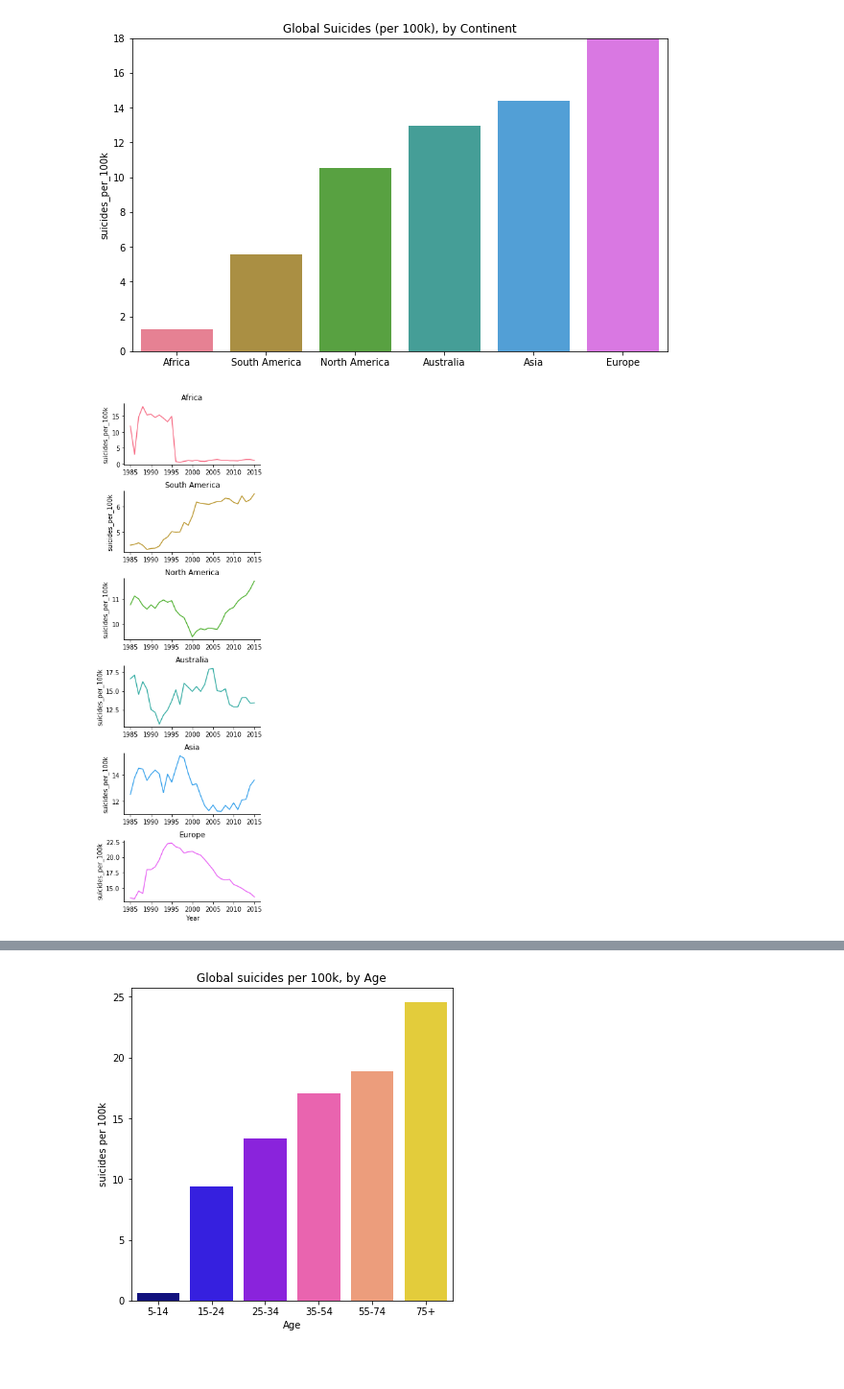
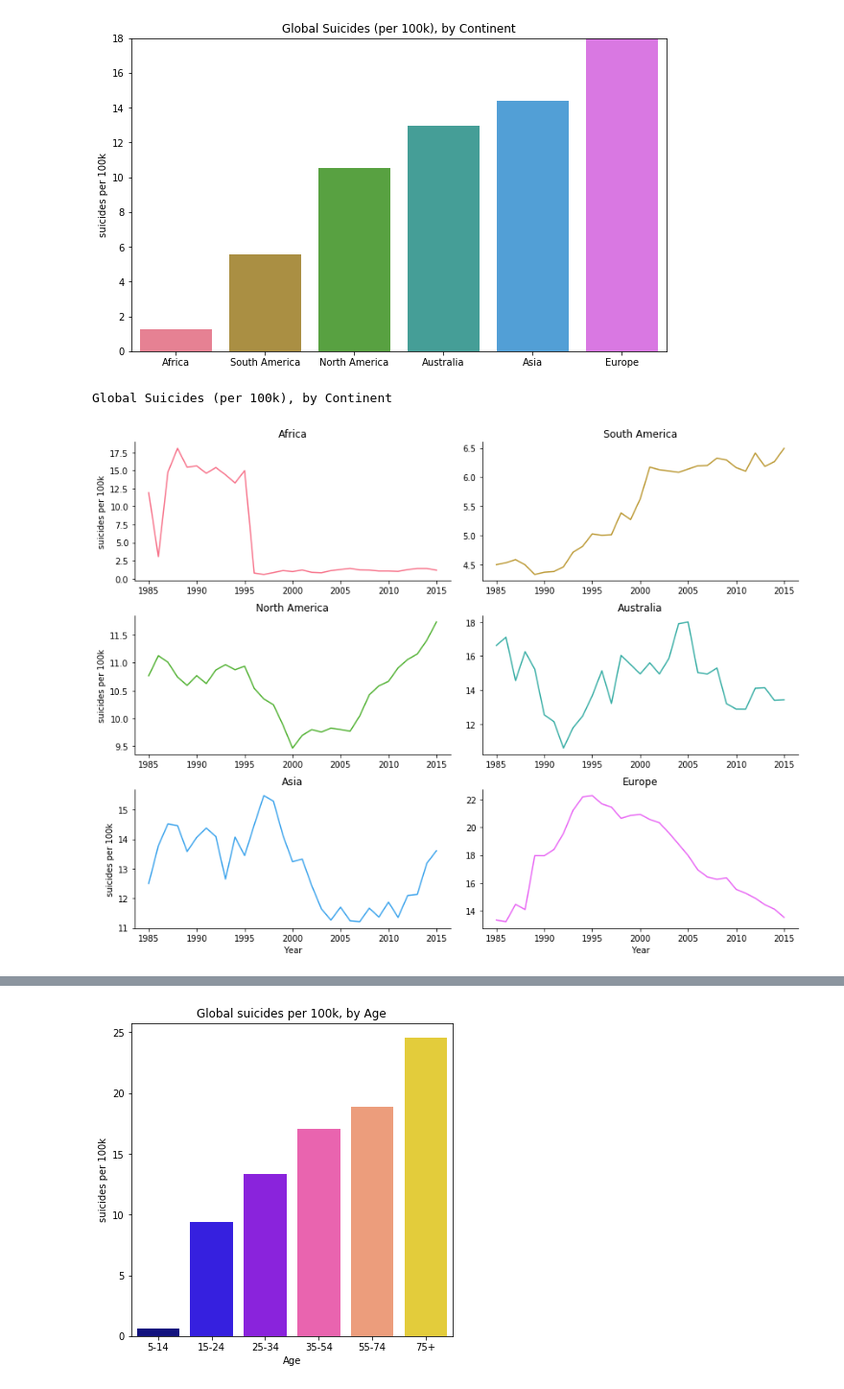
Before and after one commit to vaishali-vcs/DataScienceFoundation_Project, a Jupyter notebook: SuicideDataAnalysis.ipynb, the cells around one changed output, grey strips where cells are left out. Shown at 96% size. Drawn from its saved outputs; the diff is of its cells as text; code cells hidden in the pictures; blank space fills up the shorter version.

```diff
--- a/SuicideDataAnalysis.ipynb
+++ b/SuicideDataAnalysis.ipynb
@@ -111,18 +113,25 @@ continent_time_results = pd.DataFrame({"suicides_per_100k": train.groupby(["Year
 
 continent_time_results = continent_time_results.reset_index().sort_values('suicides_per_100k')
 # %%
-g = sb.FacetGrid(continent_time_results, col = 'Continent' , height=2, aspect =2,
-                 col_wrap=1,sharex=False, hue ='Continent', sharey=False,  palette="husl")
+print('Global Suicides (per 100k), by Continent')
+g = sb.FacetGrid(continent_time_results, col = 'Continent' , height=3, aspect =2,
+                 col_wrap=2,sharex=False, hue ='Continent', sharey=False,  palette="husl")
+g.set(xticks = np.arange(1985,2020,5))
 g = g.map(sb.lineplot, "Year", "suicides_per_100k");
+
+g.axes[0].set(ylabel ='suicides per 100k')
+g.axes[2].set(ylabel ='suicides per 100k')
+g.axes[4].set(ylabel ='suicides per 100k')
 
 g.axes[0].set_title('Africa');
 g.axes[1].set_title('South America');
 g.axes[2].set_title('North America');
 g.axes[3].set_title('Australia');
 g.axes[4].set_title('Asia');
 g.axes[5].set_title('Europe');
 # %% [output]
+Global Suicides (per 100k), by Continent
-[figure, old version]
+[figure, new version]
 # %%
 sexresults = pd.DataFrame({"suicides_per_100k": train.groupby(["Sex"])['suicides_no'].sum()* 100000 / train.groupby(["Sex"])['population'].sum()
                        },index=None)
```
Also changed, not shown: parts of 22 cells of this notebook.
